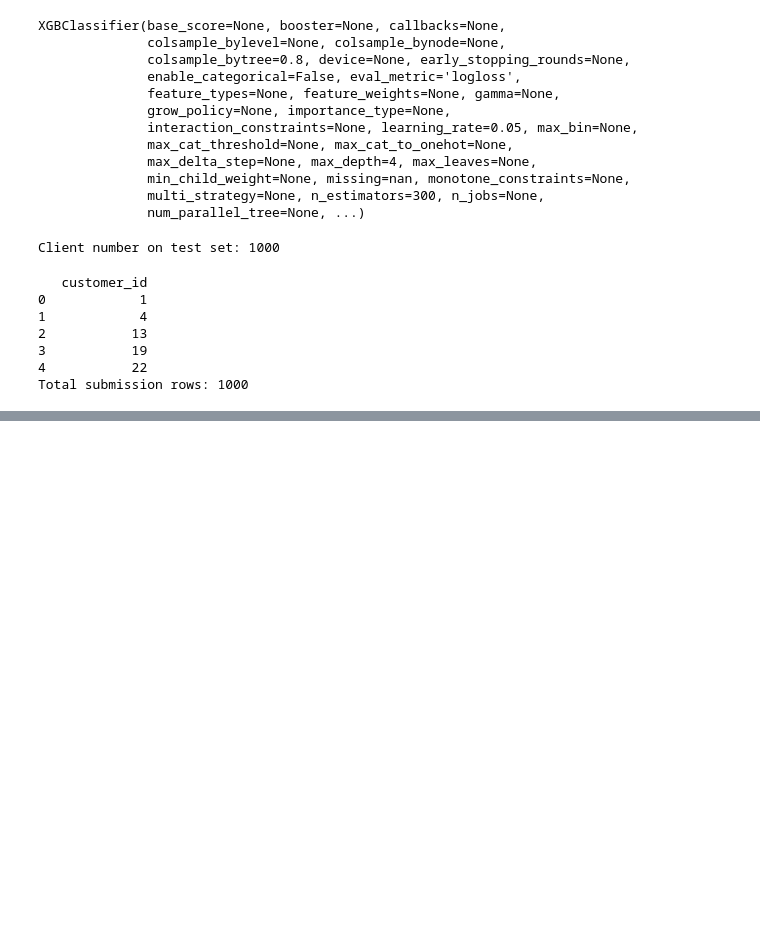
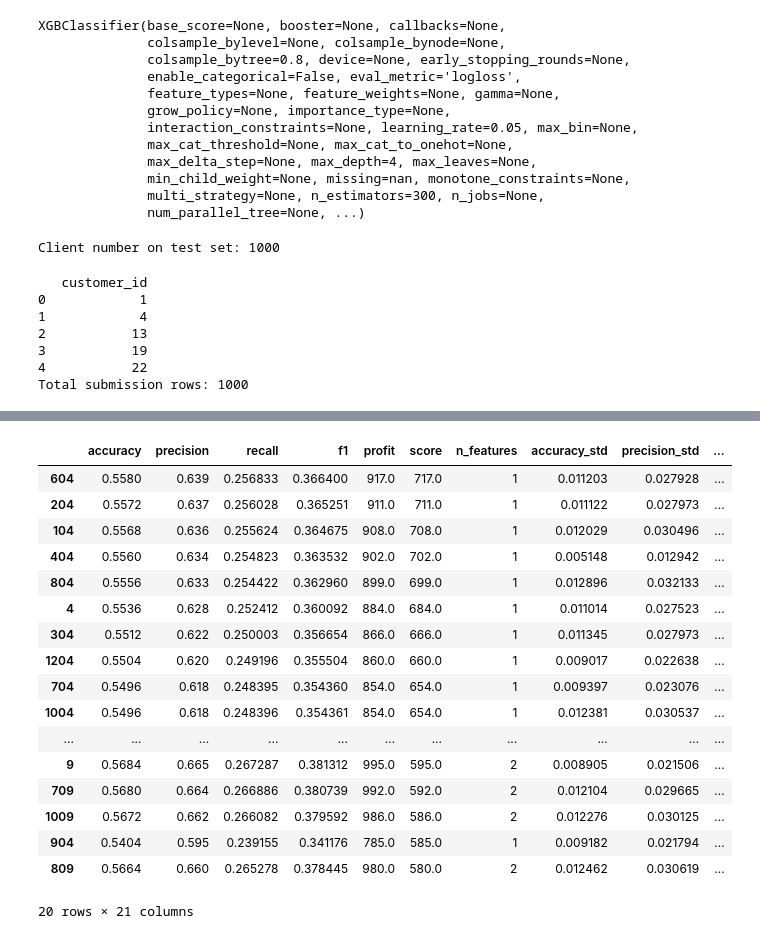
Before and after one commit to kwiatkowskaa/cost-sensitive-predictive-modeling, a Jupyter notebook: notebooks/04_xgboost_model_MM.ipynb, the cells around one changed output, grey strips where cells are left out. Drawn from its saved outputs; the diff is of its cells as text; code cells hidden in the pictures; blank space fills up the shorter version.

```diff
--- a/notebooks/04_xgboost_model_MM.ipynb
+++ b/notebooks/04_xgboost_model_MM.ipynb
@@ -21,11 +21,10 @@ sys.path.append(os.path.abspath("../"))
 
 from src.evaluation import *
 # %%
-x_train = pd.read_csv(r"..\..\..\data\data\x_train.txt", sep=" ")
+x_train = pd.read_csv("../data/x_train.txt", sep=" ")
+y_train = pd.read_csv("../data/y_train.txt")
 
-y_train = pd.read_csv(r"..\..\..\data\data\y_train.txt").squeeze()
-
-x_test = pd.read_csv(r"..\..\..\data\data\x_test.txt", sep=" ")
+x_test = pd.read_csv(r"../data/x_test.txt", sep=" ")
 # %%
 all_features = list(x_train.columns)
 print(all_features)
@@ -307,0 +309,11 @@ Total submission rows: 1000
+# %%
+from sklearn.preprocessing import MinMaxScaler
+
+feature_importance_df = pd.read_csv("../outputs/feature_importance_ranking.csv")
+x_train = pd.read_csv("../data/x_train.txt", sep=" ")
+y_train = pd.read_csv("../data/y_train.txt")
+
+scaler = MinMaxScaler()
+x_train_scaled = pd.DataFrame(scaler.fit_transform(x_train), columns=x_train.columns)
+
+y_train = y_train.squeeze()
@@ -307,0 +416,21 @@ Total submission rows: 1000
+# %%
+final_results.sort_values(by="score", ascending=False).head(20)
+# %% [output]
+|  | accuracy | precision | recall | f1 | profit | score | n_features | accuracy_std | precision_std | ... |
+| 604 | 0.5580 | 0.639 | 0.256833 | 0.366400 | 917.0 | 717.0 | 1 | 0.011203 | 0.027928 | ... |
+| 204 | 0.5572 | 0.637 | 0.256028 | 0.365251 | 911.0 | 711.0 | 1 | 0.011122 | 0.027973 | ... |
+| 104 | 0.5568 | 0.636 | 0.255624 | 0.364675 | 908.0 | 708.0 | 1 | 0.012029 | 0.030496 | ... |
+| 404 | 0.5560 | 0.634 | 0.254823 | 0.363532 | 902.0 | 702.0 | 1 | 0.005148 | 0.012942 | ... |
+| 804 | 0.5556 | 0.633 | 0.254422 | 0.362960 | 899.0 | 699.0 | 1 | 0.012896 | 0.032133 | ... |
+| 4 | 0.5536 | 0.628 | 0.252412 | 0.360092 | 884.0 | 684.0 | 1 | 0.011014 | 0.027523 | ... |
+| 304 | 0.5512 | 0.622 | 0.250003 | 0.356654 | 866.0 | 666.0 | 1 | 0.011345 | 0.027973 | ... |
+| 1204 | 0.5504 | 0.620 | 0.249196 | 0.355504 | 860.0 | 660.0 | 1 | 0.009017 | 0.022638 | ... |
+| 704 | 0.5496 | 0.618 | 0.248395 | 0.354360 | 854.0 | 654.0 | 1 | 0.009397 | 0.023076 | ... |
+| 1004 | 0.5496 | 0.618 | 0.248396 | 0.354361 | 854.0 | 654.0 | 1 | 0.012381 | 0.030537 | ... |
+| ... | ... | ... | ... | ... | ... | ... | ... | ... | ... | ... |
+| 9 | 0.5684 | 0.665 | 0.267287 | 0.381312 | 995.0 | 595.0 | 2 | 0.008905 | 0.021506 | ... |
+| 709 | 0.5680 | 0.664 | 0.266886 | 0.380739 | 992.0 | 592.0 | 2 | 0.012104 | 0.029665 | ... |
+| 1009 | 0.5672 | 0.662 | 0.266082 | 0.379592 | 986.0 | 586.0 | 2 | 0.012276 | 0.030125 | ... |
+| 904 | 0.5404 | 0.595 | 0.239155 | 0.341176 | 785.0 | 585.0 | 1 | 0.009182 | 0.021794 | ... |
+| 809 | 0.5664 | 0.660 | 0.265278 | 0.378445 | 980.0 | 580.0 | 2 | 0.012462 | 0.030619 | ... |
+20 rows × 21 columns
```
Also changed, not shown: parts of 2 cells of this notebook.
